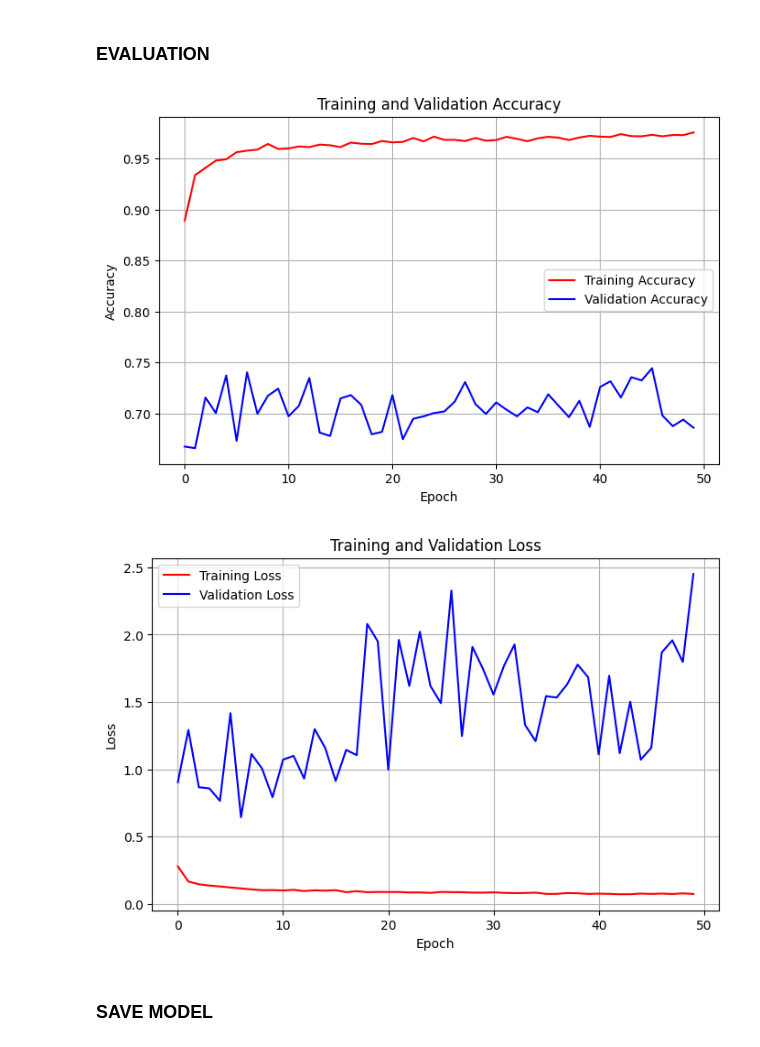
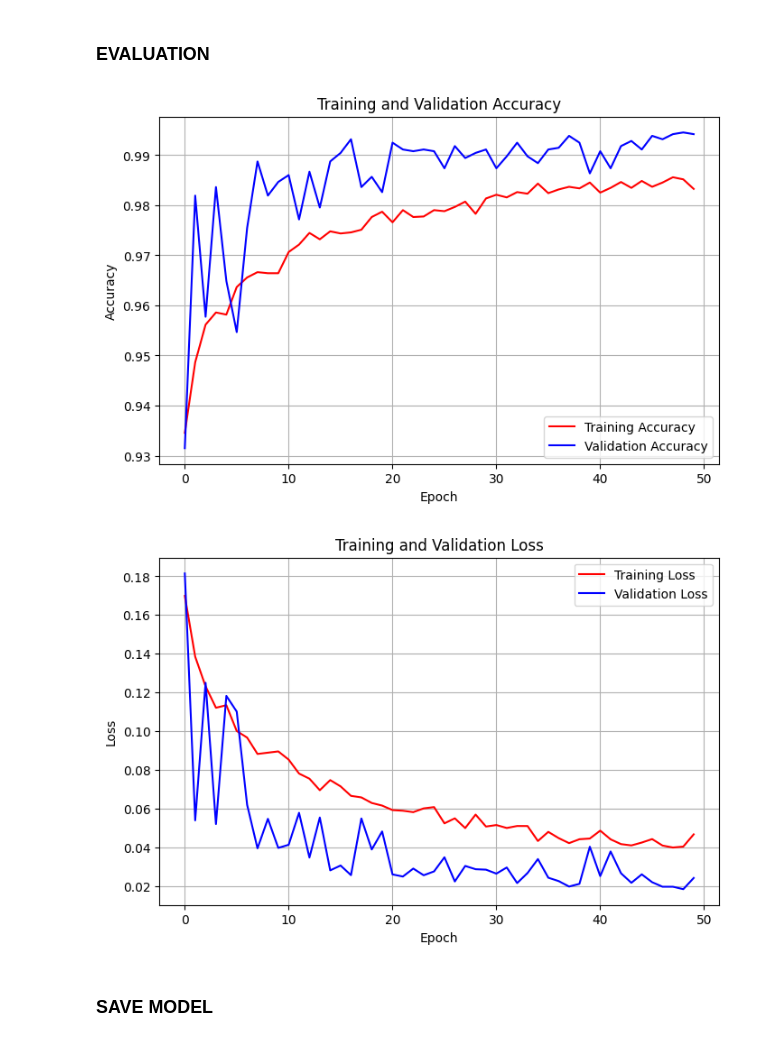
Before and after one commit to AdnanBayu/PneumoVision-Bangkit-Capstone-ML, a Jupyter notebook: create_model.ipynb, the cells around one changed output. Cells and saved outputs as stored; diff of their text form; code cells hidden in the pictures.

Commit message:
Finished Fixing Model and Inference App

```diff
--- a/create_model.ipynb
+++ b/create_model.ipynb
@@ -253,11 +247,24 @@ x = tf.keras.layers.Dense(units=1, activation='sigmoid')(x)
 # %%
 model = tf.keras.Model(pre_trained_model.input, x)
-# %%
-model.compile(
-    optimizer='adam',
-    loss='binary_crossentropy',
-    metrics=['acc']
-)
+# %%
+from tensorflow.keras.optimizers import SGD
+from tensorflow.keras.losses import BinaryCrossentropy
+from tensorflow.keras.optimizers.schedules import ExponentialDecay
+
+lr_schedule = ExponentialDecay(
+    initial_learning_rate=0.01,
+    decay_steps=1000,
+    decay_rate=0.9
+)
+
+optimizer = SGD(learning_rate=lr_schedule, momentum=0.9)
+loss_fn = BinaryCrossentropy()
+
+model.compile(
+    optimizer=optimizer,
+    loss=loss_fn,
+    metrics=['accuracy']
+)
 # %%
 model.summary()
 # %% [output]
@@ -296,5 +291,0 @@ Model: "functional_3"
-# %%
-history = model.fit(create_image_generator(train_dir,val_dir)[0],
-                    epochs=50,
-                    validation_data=create_image_generator(train_dir,val_dir)[1]
-                    )
@@ -318,0 +292,10 @@ Epoch 50/50
+# %%
+EPOCHS = 50
+
+train_generator, test_generator = create_image_generator(train_dir, test_dir)
+
+history = model.fit(train_generator,
+                    epochs=EPOCHS,
+                    validation_data=test_generator,
+                    verbose=1
+                    )
@@ -320,40 +321,40 @@ Epoch 50/50
 ### EVALUATION
 # %%
 def check_evaluation():
-    acc=history.history['acc']
-    val_acc=history.history['val_acc']
+    acc=history.history['accuracy']
+    val_acc=history.history['val_accuracy']
     loss=history.history['loss']
     val_loss=history.history['val_loss']
 
     epochs=range(len(acc)) # Get number of epochs
 
     # Plot training and validation accuracy per epoch
     plt.figure(figsize=(8, 5))  # Adjust figure size for better readability
     plt.plot(epochs, acc, 'r', label="Training Accuracy")
     plt.plot(epochs, val_acc, 'b', label="Validation Accuracy")
     plt.title('Training and Validation Accuracy')
     plt.xlabel('Epoch')
     plt.ylabel('Accuracy')
     plt.legend()  # Add the legend here
     plt.grid(True)  # Add grid lines for better visualization
     plt.show()
     print("")
 
     # Plot training and validation loss per epoch
     plt.figure(figsize=(8, 5))  # Adjust figure size for better readability
     plt.plot(epochs, loss, 'r', label="Training Loss")
     plt.plot(epochs, val_loss, 'b', label="Validation Loss")
     plt.title('Training and Validation Loss')
     plt.xlabel('Epoch')
     plt.ylabel('Loss')
     plt.legend()  # Add the legend here
     plt.grid(True)  # Add grid lines for better visualization
     plt.show()
 
 check_evaluation()
 # %% [output]
-[figure, old version]
+[figure, new version]
-[figure, old version]
+[figure, new version]
 # %% [markdown]
 ### SAVE MODEL
 # %%
```
Also changed, not shown: parts of 25 cells of this notebook, 46 other files.
